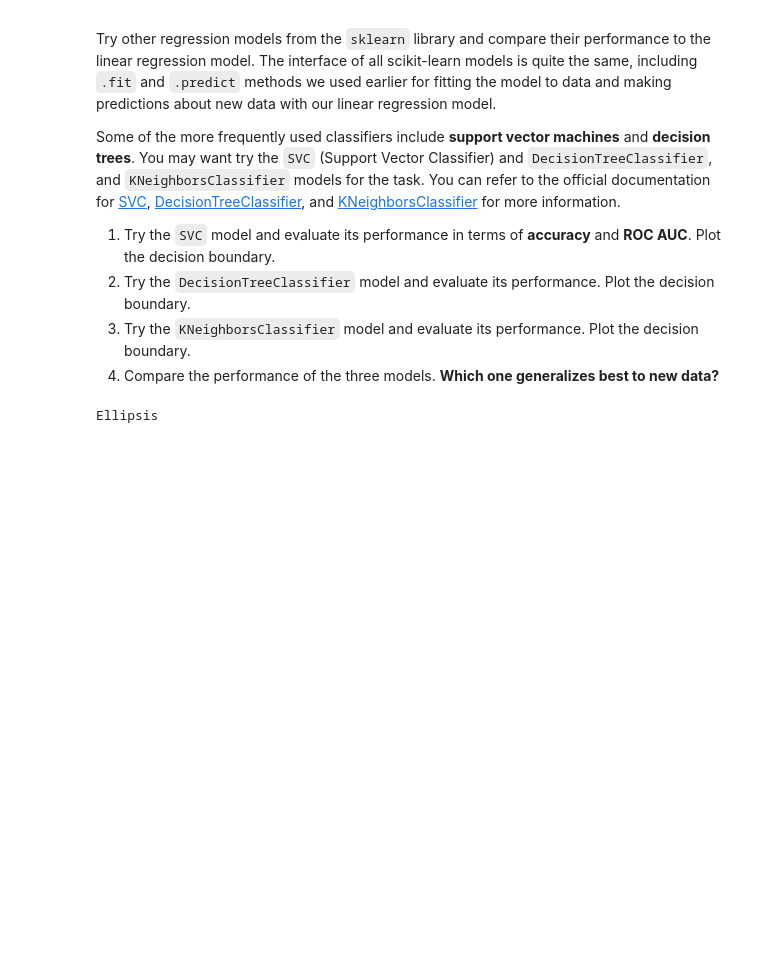
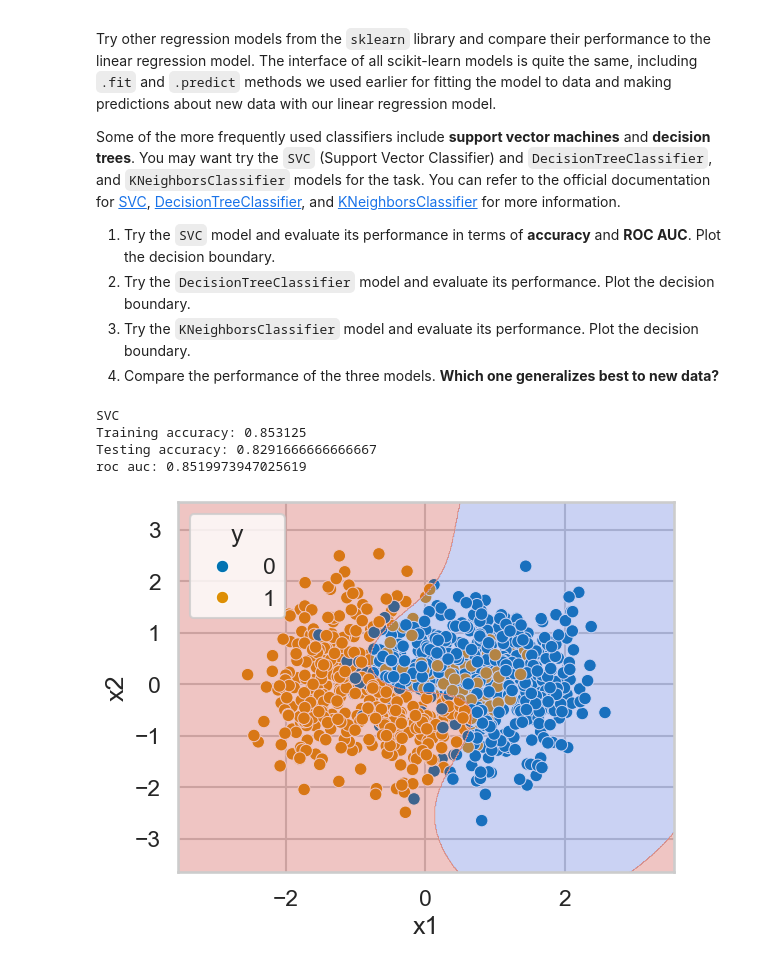
Before and after one commit to sMaciek45/pum-24, a Jupyter notebook: lab3.ipynb, the cells around one changed output. Drawn from its saved outputs; the diff is of its cells as text; code cells hidden in the pictures; blank space fills up the shorter version.

```diff
--- a/lab3.ipynb
+++ b/lab3.ipynb
@@ -148,10 +148,31 @@ Some of the more frequently used classifiers include **support vector machines**
 3. Try the `KNeighborsClassifier` model and evaluate its performance. Plot the decision boundary.
 4. Compare the performance of the three models. **Which one generalizes best to new data?**
 # %%
+from sklearn.metrics import confusion_matrix
+from sklearn.neighbors import KNeighborsClassifier as KNC
 from sklearn.svm import SVC
-from sklearn.tree import DecisionTreeClassifier
-from sklearn.neighbors import KNeighborsClassifier
+from sklearn.tree import DecisionTreeClassifier as DTC
+from sklearn.metrics import accuracy_score, roc_auc_score
 
-...
+svc = SVC()
+svc.fit(X_train, y_train)
+
+
+pred_train_svc = svc.predict(X_train)
+pred_test_svc = svc.predict(X_test)
+
+
+print('SVC')
+print('Training accuracy:', accuracy_score(y_train, pred_train_svc))
+print('Testing accuracy:', accuracy_score(y_test, pred_test_svc))
+print('roc auc:', roc_auc_score(y_train, pred_train_svc))
+
+from helpers.plotting import plot_decision_boundary
+
+plot_decision_boundary(svc, X_train, y_train)
 # %% [output]
-Ellipsis
+SVC
+Training accuracy: 0.853125
+Testing accuracy: 0.8291666666666667
+roc auc: 0.8519973947025619
+[figure, added]
```
Also changed, not shown: parts of 10 cells of this notebook.
